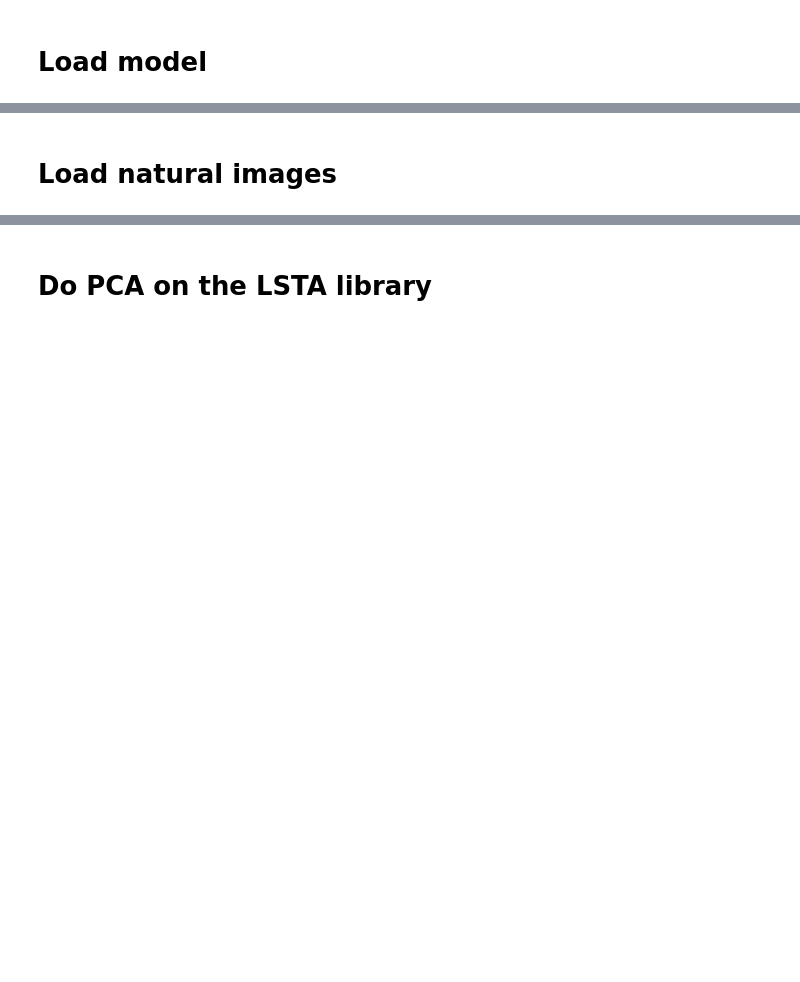
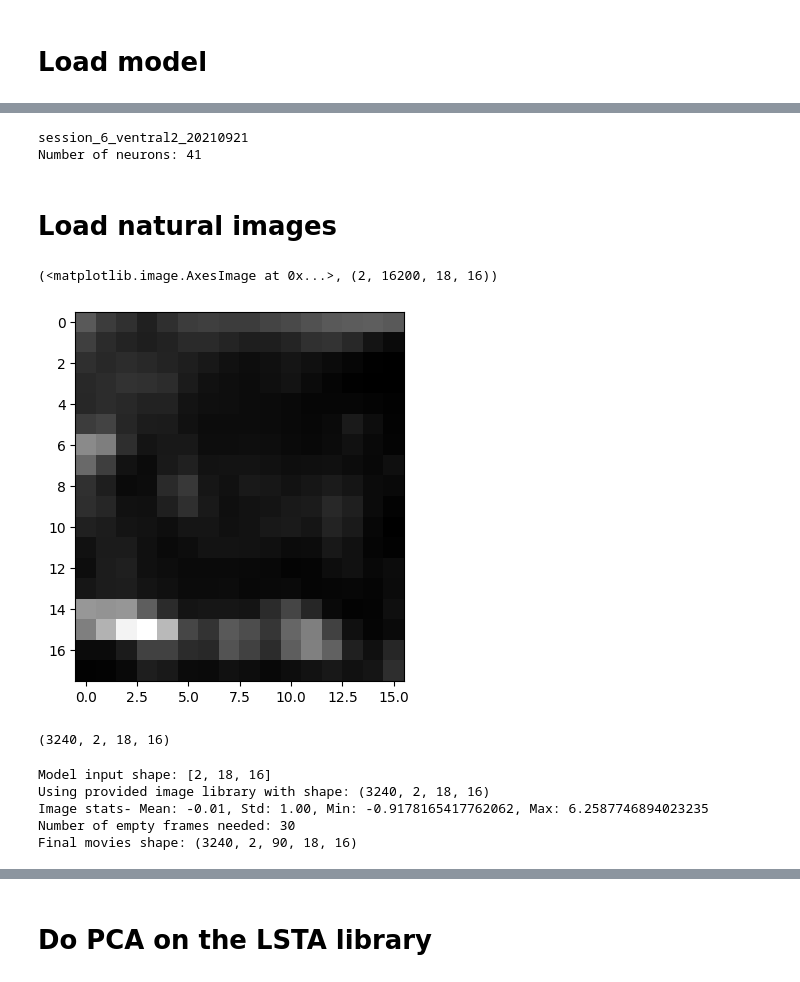
Before and after one commit to open-retina/open-retina, a Jupyter notebook: notebooks/vector_field_analysis_hoefling_2024.ipynb, the cells around one changed output, grey strips where cells are left out. Cells and saved outputs as stored; diff of their text form; code cells hidden in the pictures; blank space fills up the shorter version.

```diff
--- a/notebooks/vector_field_analysis_hoefling_2024.ipynb
+++ b/notebooks/vector_field_analysis_hoefling_2024.ipynb
@@ -21,32 +39,46 @@ model
 # %%
 # pick a random session
-session_id = list(model.readout.keys())[0]
+session_id = list(model.readout.keys())[-1]
 print(session_id)
 n_neurons = model.readout[session_id].outdims
 print(f"Number of neurons: {n_neurons}")
+# %% [output]
+session_6_ventral2_20210921
+Number of neurons: 41
 # %% [markdown]
 # Load natural images
 # %%
 # For Hoefling et al, let's load training data
 with hydra.initialize(config_path=os.path.join("..", "configs"), version_base="1.3"):
-    cfg = hydra.compose(config_name="hoefling_2024_core_readout_high_res.yaml")
+    cfg = hydra.compose(config_name="hoefling_2024_core_readout_low_res.yaml")
 
 movies_path = get_local_file_path(file_path=cfg.paths.movies_path, cache_folder=cfg.paths.data_dir)
 
 movies_dict = movies_from_pickle(movies_path)
 # %%
-plt.imshow(movies_dict.train[0,1300]), movies_dict.train.shape
+plt.imshow(movies_dict.train[0,2500], cmap='gray'), movies_dict.train.shape
+# %% [output]
+(<matplotlib.image.AxesImage at 0x...>, (2, 16200, 18, 16))
+[figure, added]
 # %%
 n_images = 3000
 rate = movies_dict.train.shape[1] // n_images
 natural_images_library = movies_dict.train[:, ::rate, :, :].swapaxes(0, 1)
 # %%
 natural_images_library.shape
+# %% [output]
+(3240, 2, 18, 16)
 # %%
 movies, n_empty_frames = prepare_movies_dataset(model, session_id,
     normalize_movies=False, # Already normalized
-    image_library=natural_images_library, n_image_frames=16, device = device)
+    image_library=natural_images_library, n_image_frames=60, device = device)
 # 16 frames * 30 Hz = 0.53 seconds integration window
+# %% [output]
+Model input shape: [2, 18, 16]
+Using provided image library with shape: (3240, 2, 18, 16)
+Image stats- Mean: -0.01, Std: 1.00, Min: -0.9178165417762062, Max: 6.2587746894023235
+Number of empty frames needed: 30
+Final movies shape: (3240, 2, 90, 18, 16)
 # %%
 # Display the last frame of an example movie with both channels side by side
 example_idx = 135  # First movie as example
```
Also changed, not shown: parts of 11 cells of this notebook, 2 other files.
